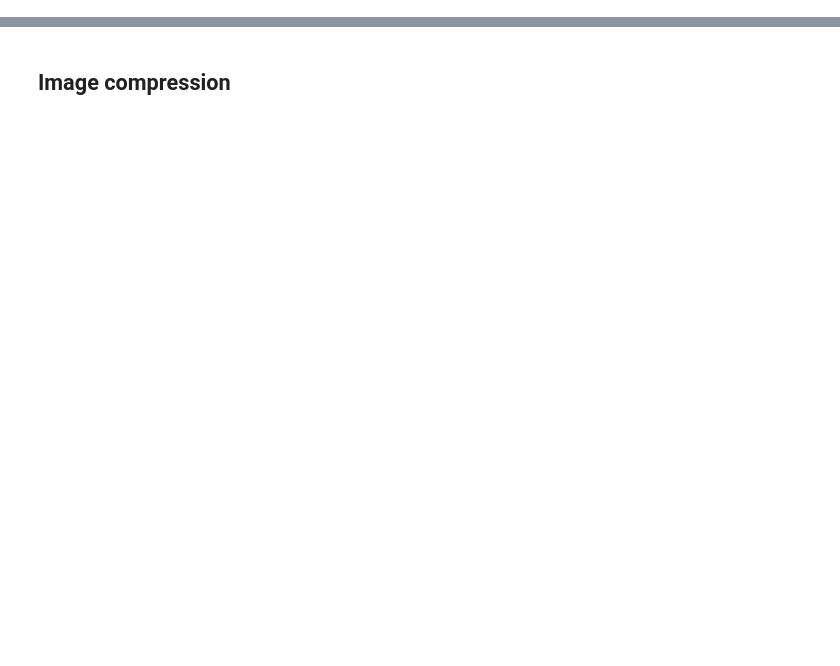
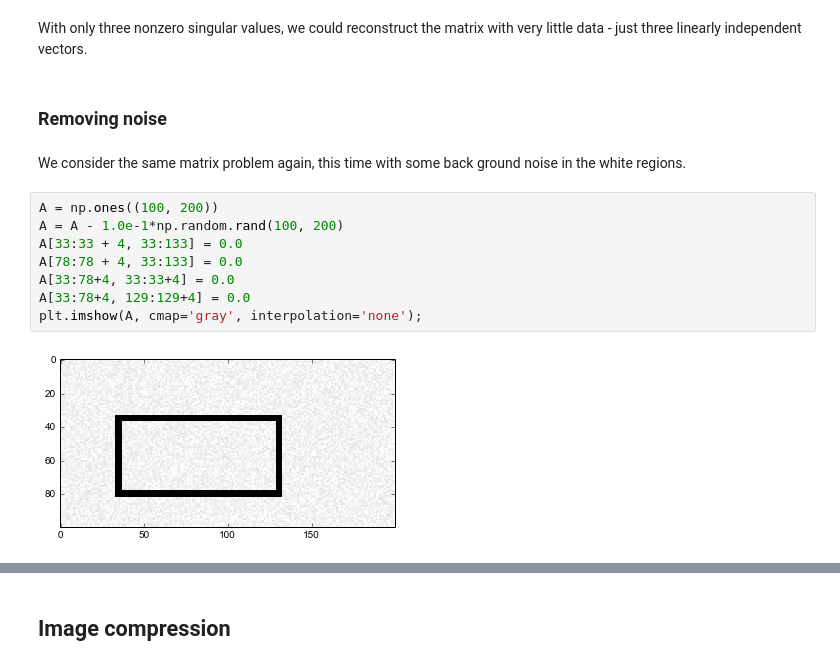
Before and after one commit to garth-wells/notebooks-3M1, a Jupyter notebook: notebooks/SingularValueDecomposition.ipynb, the cells around one changed output, grey strips where cells are left out. Drawn from its saved outputs; the diff is of its cells as text; blank space fills up the shorter version.

```diff
--- a/notebooks/SingularValueDecomposition.ipynb
+++ b/notebooks/SingularValueDecomposition.ipynb
@@ -10,0 +54,16 @@ $$
+# %% [markdown]
+With only three nonzero singular values, we could reconstruct the matrix with very little data - just three linearly independent vectors.
+# %% [markdown]
+### Removing noise
+# %% [markdown]
+We consider the same matrix problem again, this time with some back ground noise in the white regions.
+# %%
+A = np.ones((100, 200))
+A = A - 1.0e-1*np.random.rand(100, 200)
+A[33:33 + 4, 33:133] = 0.0
+A[78:78 + 4, 33:133] = 0.0
+A[33:78+4, 33:33+4] = 0.0
+A[33:78+4, 129:129+4] = 0.0
+plt.imshow(A, cmap='gray', interpolation='none');
+# %% [output]
+[figure, added]
```
Also changed, not shown: parts of 66 cells of this notebook.
